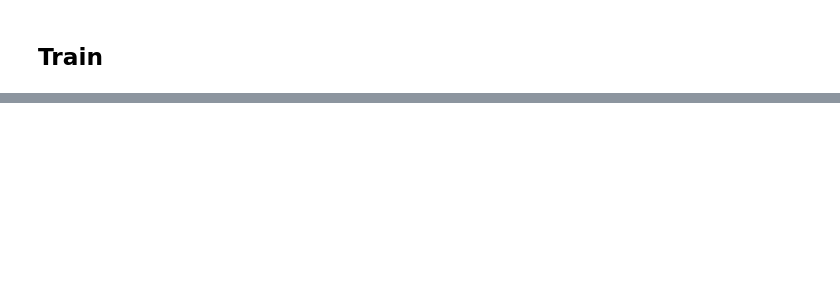
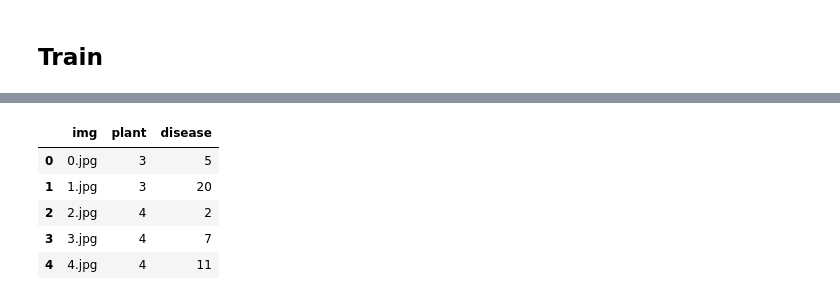
Before and after one commit to giwankim/nipa, a Jupyter notebook: notebooks/00.ipynb, the cells around one changed output, grey strips where cells are left out. Drawn from its saved outputs; the diff is of its cells as text; code cells hidden in the pictures; blank space fills up the shorter version.

```diff
--- a/notebooks/00.ipynb
+++ b/notebooks/00.ipynb
@@ -556,0 +662,3 @@ Epoch: 29 | Loss: 0.5109842419624329 | F1: 0.9984375238418579
+# %%
+idx2plants = {v: k for k, v in args["plant2idx"].items()}
+idx2disease = {v: k for k, v in args["disease2idx"].items()}
@@ -556,0 +667,29 @@ Epoch: 29 | Loss: 0.5109842419624329 | F1: 0.9984375238418579
+# %%
+fin_plants = np.zeros((len(test_df), args["num_plants"]))
+fin_diseases = np.zeros((len(test_df), args["num_diseases"]))
+
+for fold in tqdm(range(5)):
+    model = Model.load_from_checkpoint(checkpoint_path=f"fold{fold}.ckpt")
+    model.cuda()
+    model.eval()
+
+    plants = []
+    diseases = []
+
+    with torch.no_grad():
+        for batch in test_dl:
+            img = batch["img"]
+            img = img.cuda()
+            output_dict = model(img)
+            plants.append(output_dict["plant"].detach().cpu().numpy())
+            diseases.append(output_dict["disease"].detach().cpu().numpy())
+
+    plants = np.concatenate(plants)
+    diseases = np.concatenate(diseases)
+
+    fin_plants += plants / 5
+    fin_diseases += diseases / 5
+
+    del model
+    gc.collect()
+    torch.cuda.empty_cache()
@@ -556,0 +698,3 @@ Epoch: 29 | Loss: 0.5109842419624329 | F1: 0.9984375238418579
+# %%
+plants = fin_plants.argmax(-1)
+diseases = fin_diseases.argmax(-1)
@@ -556,0 +703,3 @@ Epoch: 29 | Loss: 0.5109842419624329 | F1: 0.9984375238418579
+# %%
+plants = [idx2plants[p] for p in plants]
+diseases = [idx2disease[d] for d in diseases]
@@ -556,0 +708,13 @@ Epoch: 29 | Loss: 0.5109842419624329 | F1: 0.9984375238418579
+# %%
+subm = test_df.copy()
+subm["plant"] = plants
+subm["disease"] = diseases
+subm = subm[["img", "plant", "disease"]]
+subm.head()
+# %% [output]
+|  | img | plant | disease |
+| 0 | 0.jpg | 3 | 5 |
+| 1 | 1.jpg | 3 | 20 |
+| 2 | 2.jpg | 4 | 2 |
+| 3 | 3.jpg | 4 | 7 |
+| 4 | 4.jpg | 4 | 11 |
```
Also changed, not shown: parts of 19 cells of this notebook, 1 other file.
